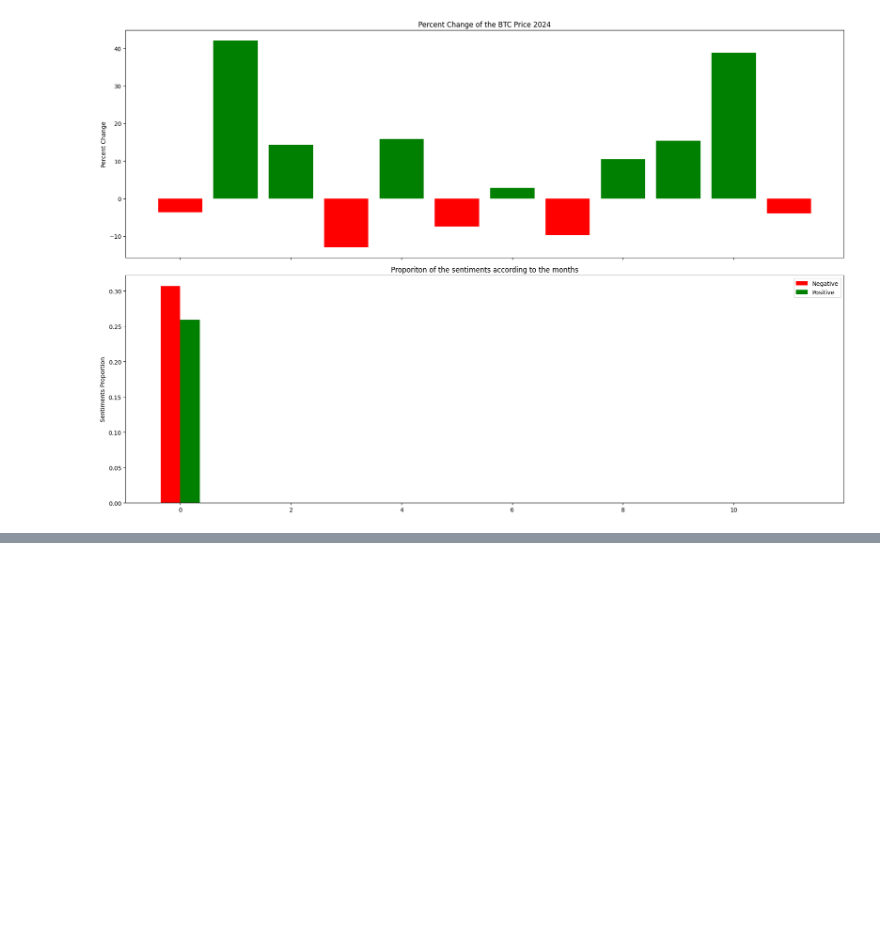
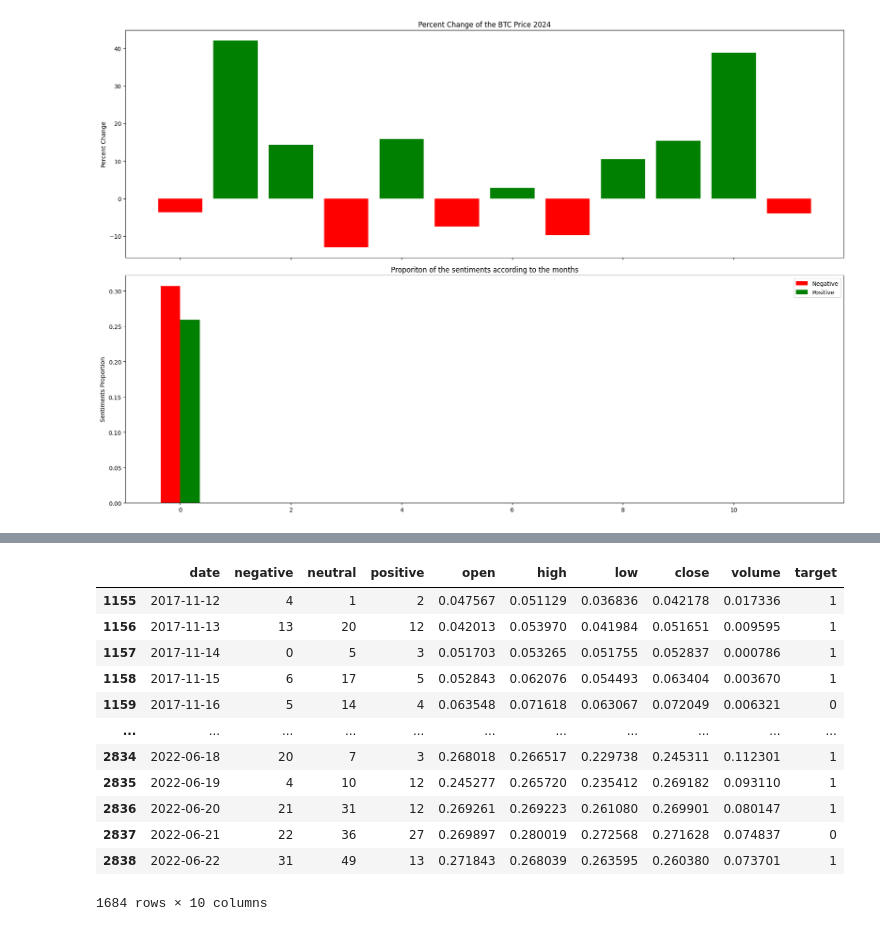
Before and after one commit to Altemir1/BTC-ML-Based-Trading-System, a Jupyter notebook: sentiment_analysis_on_bitcoin.ipynb, the cells around one changed output, grey strips where cells are left out. Cells and saved outputs as stored; diff of their text form; code cells hidden in the pictures; blank space fills up the shorter version.

```diff
--- a/sentiment_analysis_on_bitcoin.ipynb
+++ b/sentiment_analysis_on_bitcoin.ipynb
@@ -439,0 +578,9 @@ for year in years:
+# %%
+# Creating target variable
+longest_segment_df["close_shift"] = longest_segment_df["close"].shift(-1)
+longest_segment_df["target"] = (longest_segment_df["close_shift"] > longest_segment_df["close"]).astype(int)
+longest_segment_df.dropna(inplace=True)
+# %%
+# Splitting data for scaling to avoid leaking future information
+train_data = longest_segment_df.iloc[:int(0.8 * len(longest_segment_df))]
+test_data = longest_segment_df.iloc[int(0.8 * len(longest_segment_df)):]
@@ -439,0 +589,19 @@ for year in years:
+# %%
+from sklearn.preprocessing import MinMaxScaler
+
+price_columns = ['open', 'high', 'low', 'close']
+volume_columns = ['volume']
+
+price_scaler = MinMaxScaler(feature_range=(0, 1))
+volume_scaler = MinMaxScaler(feature_range=(0, 1))
+
+# Fitting scaler on the train data
+price_scaler.fit(train_data[price_columns])
+volume_scaler.fit(train_data[volume_columns])
+
+# Applying each scaler for train and test datasets
+train_data[price_columns] = price_scaler.transform(train_data[price_columns])
+train_data[volume_columns] = volume_scaler.transform(train_data[volume_columns])
+
+test_data[price_columns] = price_scaler.transform(test_data[price_columns])
+test_data[volume_columns] = volume_scaler.transform(test_data[volume_columns])
@@ -439,0 +629,3 @@ for year in years:
+# %%
+train_data.drop("close_shift", axis=1, inplace=True)
+test_data.drop("close_shift", axis=1, inplace=True)
@@ -439,0 +641,16 @@ for year in years:
+# %%
+train_data
+# %% [output]
+|  | date | negative | neutral | positive | open | high | low | close | volume | target |
+| 1155 | 2017-11-12 | 4 | 1 | 2 | 0.047567 | 0.051129 | 0.036836 | 0.042178 | 0.017336 | 1 |
+| 1156 | 2017-11-13 | 13 | 20 | 12 | 0.042013 | 0.053970 | 0.041984 | 0.051651 | 0.009595 | 1 |
+| 1157 | 2017-11-14 | 0 | 5 | 3 | 0.051703 | 0.053265 | 0.051755 | 0.052837 | 0.000786 | 1 |
+| 1158 | 2017-11-15 | 6 | 17 | 5 | 0.052843 | 0.062076 | 0.054493 | 0.063404 | 0.003670 | 1 |
+| 1159 | 2017-11-16 | 5 | 14 | 4 | 0.063548 | 0.071618 | 0.063067 | 0.072049 | 0.006321 | 0 |
+| ... | ... | ... | ... | ... | ... | ... | ... | ... | ... | ... |
+| 2834 | 2022-06-18 | 20 | 7 | 3 | 0.268018 | 0.266517 | 0.229738 | 0.245311 | 0.112301 | 1 |
+| 2835 | 2022-06-19 | 4 | 10 | 12 | 0.245277 | 0.265720 | 0.235412 | 0.269182 | 0.093110 | 1 |
+| 2836 | 2022-06-20 | 21 | 31 | 12 | 0.269261 | 0.269223 | 0.261080 | 0.269901 | 0.080147 | 1 |
+| 2837 | 2022-06-21 | 22 | 36 | 27 | 0.269897 | 0.280019 | 0.272568 | 0.271628 | 0.074837 | 0 |
+| 2838 | 2022-06-22 | 31 | 49 | 13 | 0.271843 | 0.268039 | 0.263595 | 0.260380 | 0.073701 | 1 |
+1684 rows × 10 columns
```
Also changed, not shown: parts of 31 cells of this notebook.
